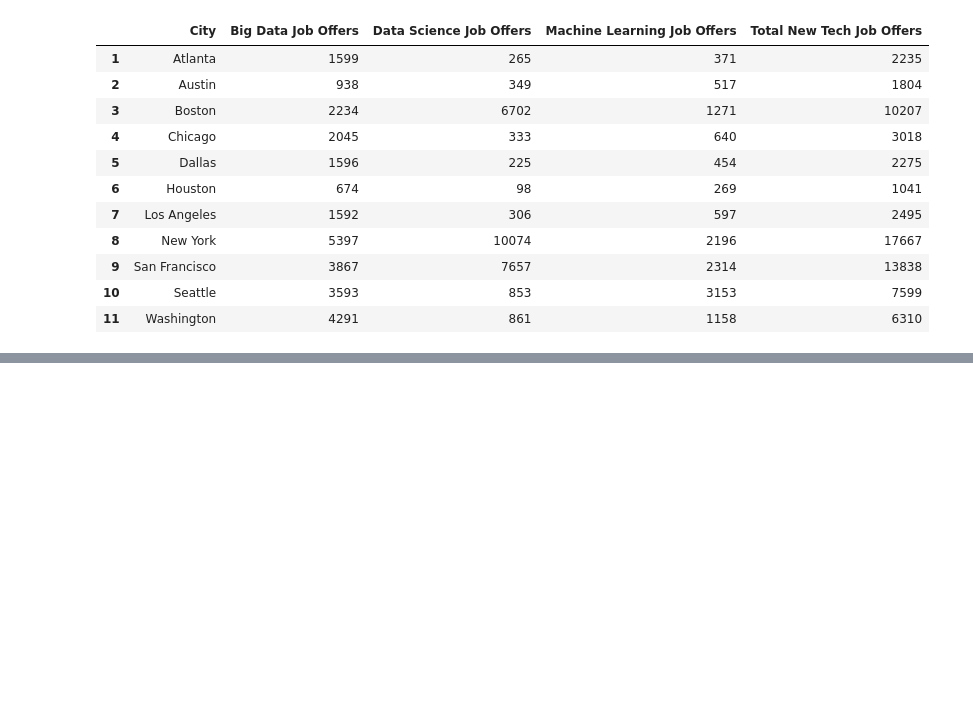
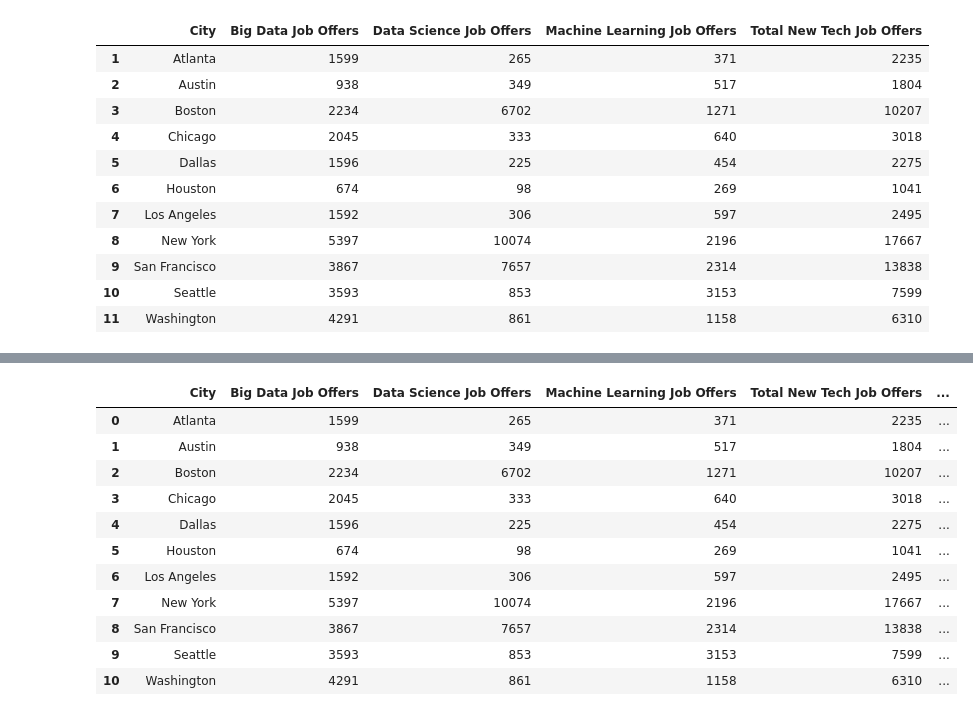
Before and after one commit to alexisriva/ProyectoAED, a Jupyter notebook: project.ipynb, the cells around one changed output, grey strips where cells are left out. Drawn from its saved outputs; the diff is of its cells as text; code cells hidden in the pictures; blank space fills up the shorter version.

```diff
--- a/project.ipynb
+++ b/project.ipynb
@@ -230,0 +289,15 @@ merge.plot.scatter(x='GDP',y='Total New Tech Job Offers')
+# %%
+usa_merge
+# %% [output]
+|  | City | Big Data Job Offers | Data Science Job Offers | Machine Learning Job Offers | Total New Tech Job Offers | ... |
+| 0 | Atlanta | 1599 | 265 | 371 | 2235 | ... |
+| 1 | Austin | 938 | 349 | 517 | 1804 | ... |
+| 2 | Boston | 2234 | 6702 | 1271 | 10207 | ... |
+| 3 | Chicago | 2045 | 333 | 640 | 3018 | ... |
+| 4 | Dallas | 1596 | 225 | 454 | 2275 | ... |
+| 5 | Houston | 674 | 98 | 269 | 1041 | ... |
+| 6 | Los Angeles | 1592 | 306 | 597 | 2495 | ... |
+| 7 | New York | 5397 | 10074 | 2196 | 17667 | ... |
+| 8 | San Francisco | 3867 | 7657 | 2314 | 13838 | ... |
+| 9 | Seattle | 3593 | 853 | 3153 | 7599 | ... |
+| 10 | Washington | 4291 | 861 | 1158 | 6310 | ... |
```
Also changed, not shown: parts of 22 cells of this notebook, 59 other files.
